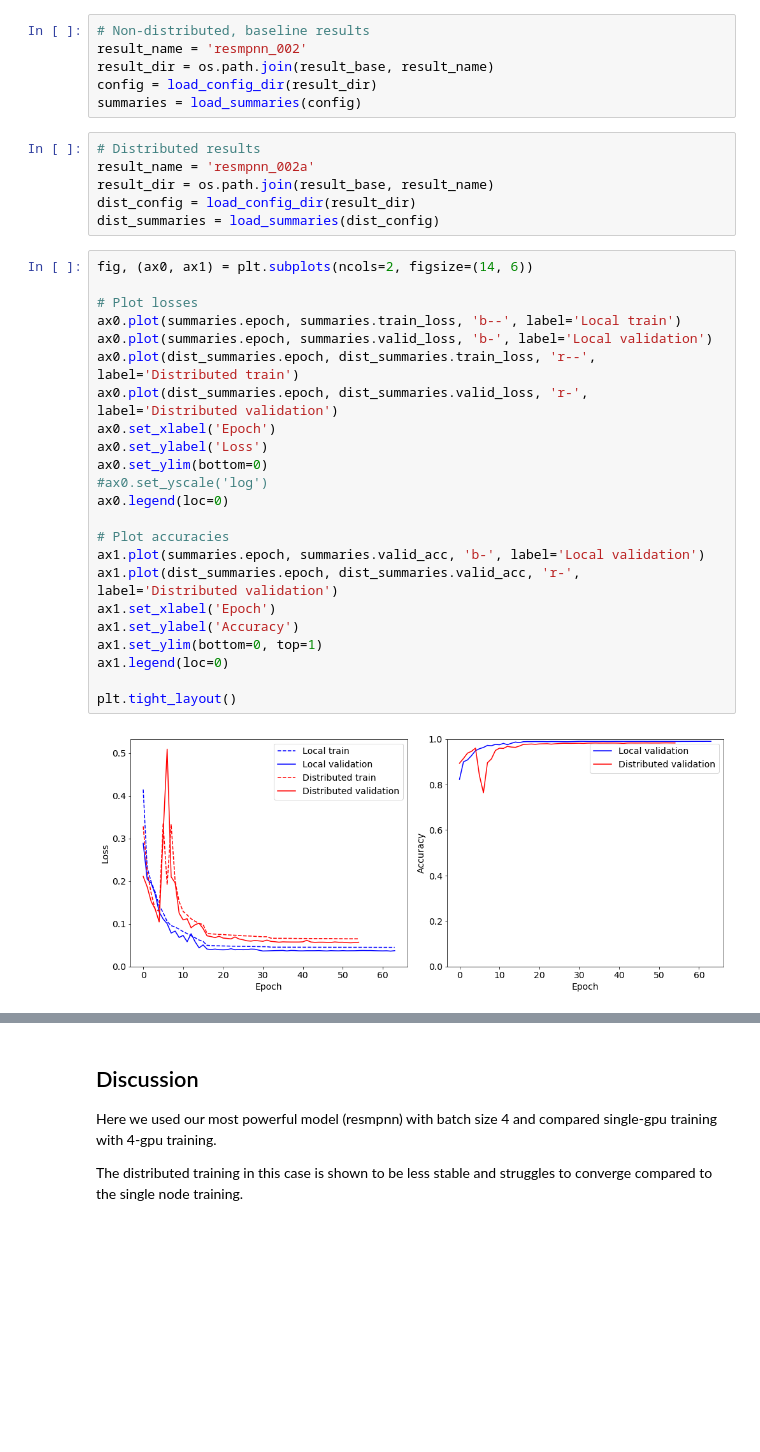
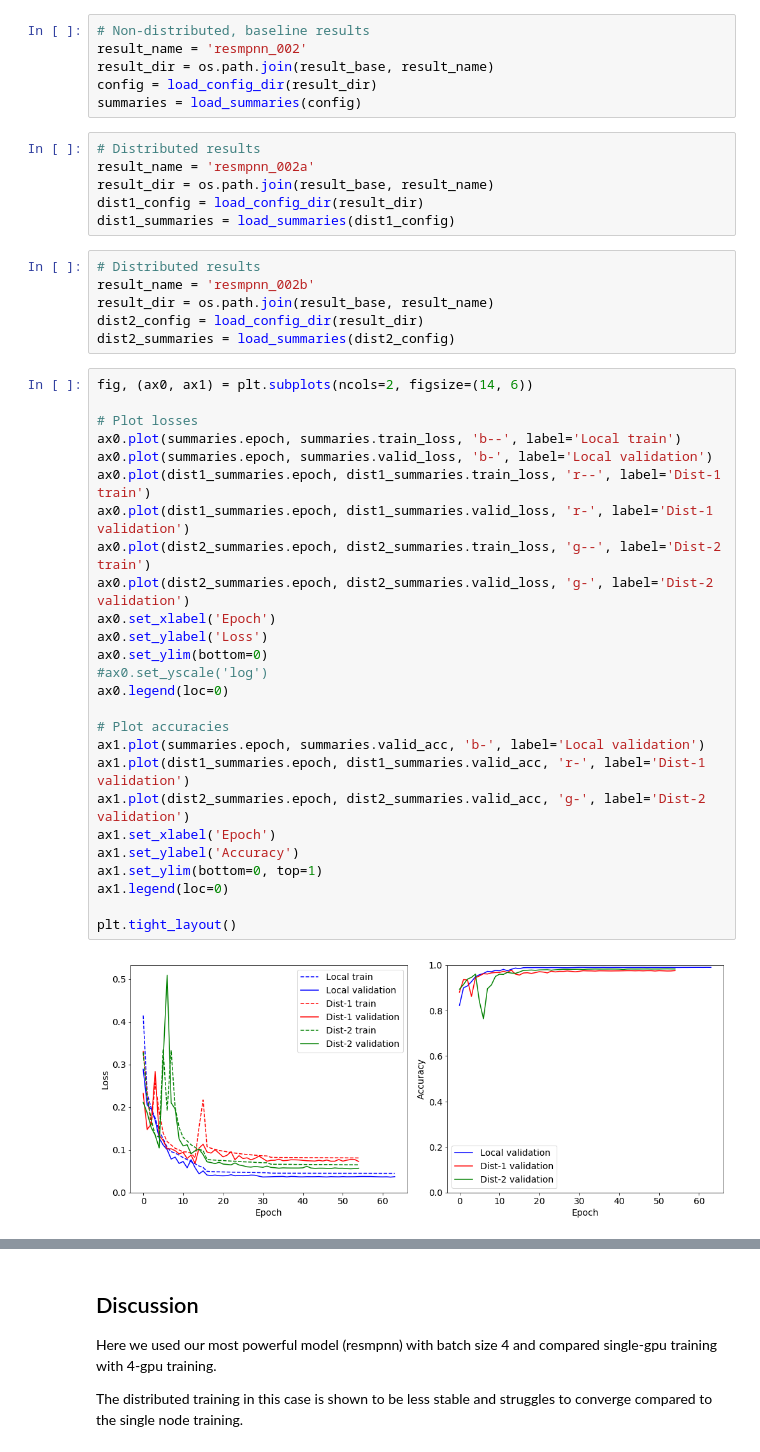
Before and after one commit to murnanedaniel/eta-tracker, a Jupyter notebook: notebooks/CompareDistributed.ipynb, the cells around one changed output, grey strips where cells are left out. Saved outputs shown, nothing was run; the diff lists cells and outputs as text; blank space fills up the shorter version.

Commit message:
update CompareDistributed notebook with 2 distributed runs

```diff
--- a/notebooks/CompareDistributed.ipynb
+++ b/notebooks/CompareDistributed.ipynb
@@ -73,33 +73,42 @@ summaries = load_summaries(config)
 # Distributed results
 result_name = 'resmpnn_002a'
 result_dir = os.path.join(result_base, result_name)
-dist_config = load_config_dir(result_dir)
-dist_summaries = load_summaries(dist_config)
+dist1_config = load_config_dir(result_dir)
+dist1_summaries = load_summaries(dist1_config)
+# %%
+# Distributed results
+result_name = 'resmpnn_002b'
+result_dir = os.path.join(result_base, result_name)
+dist2_config = load_config_dir(result_dir)
+dist2_summaries = load_summaries(dist2_config)
 # %%
 fig, (ax0, ax1) = plt.subplots(ncols=2, figsize=(14, 6))
 
 # Plot losses
 ax0.plot(summaries.epoch, summaries.train_loss, 'b--', label='Local train')
 ax0.plot(summaries.epoch, summaries.valid_loss, 'b-', label='Local validation')
-ax0.plot(dist_summaries.epoch, dist_summaries.train_loss, 'r--', label='Distributed train')
-ax0.plot(dist_summaries.epoch, dist_summaries.valid_loss, 'r-', label='Distributed validation')
+ax0.plot(dist1_summaries.epoch, dist1_summaries.train_loss, 'r--', label='Dist-1 train')
+ax0.plot(dist1_summaries.epoch, dist1_summaries.valid_loss, 'r-', label='Dist-1 validation')
+ax0.plot(dist2_summaries.epoch, dist2_summaries.train_loss, 'g--', label='Dist-2 train')
+ax0.plot(dist2_summaries.epoch, dist2_summaries.valid_loss, 'g-', label='Dist-2 validation')
 ax0.set_xlabel('Epoch')
 ax0.set_ylabel('Loss')
 ax0.set_ylim(bottom=0)
 #ax0.set_yscale('log')
 ax0.legend(loc=0)
 
 # Plot accuracies
 ax1.plot(summaries.epoch, summaries.valid_acc, 'b-', label='Local validation')
-ax1.plot(dist_summaries.epoch, dist_summaries.valid_acc, 'r-', label='Distributed validation')
+ax1.plot(dist1_summaries.epoch, dist1_summaries.valid_acc, 'r-', label='Dist-1 validation')
+ax1.plot(dist2_summaries.epoch, dist2_summaries.valid_acc, 'g-', label='Dist-2 validation')
 ax1.set_xlabel('Epoch')
 ax1.set_ylabel('Accuracy')
 ax1.set_ylim(bottom=0, top=1)
 ax1.legend(loc=0)
 
 plt.tight_layout()
 # %% [output]
-[figure, old version]
+[figure, new version]
 # %%
 # Confirm that the same learning rates were used
 plt.figure(figsize=(8,6))
```
Also changed, not shown: parts of 1 cell of this notebook.
